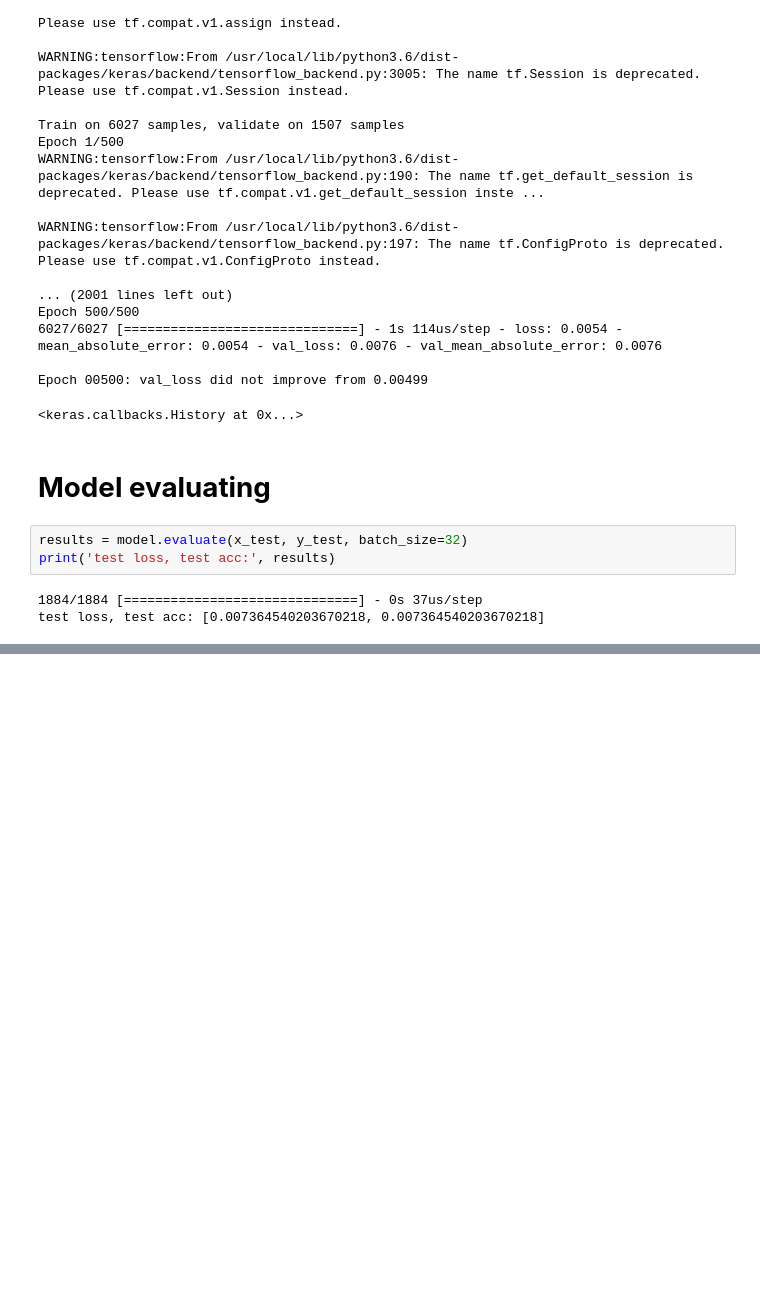
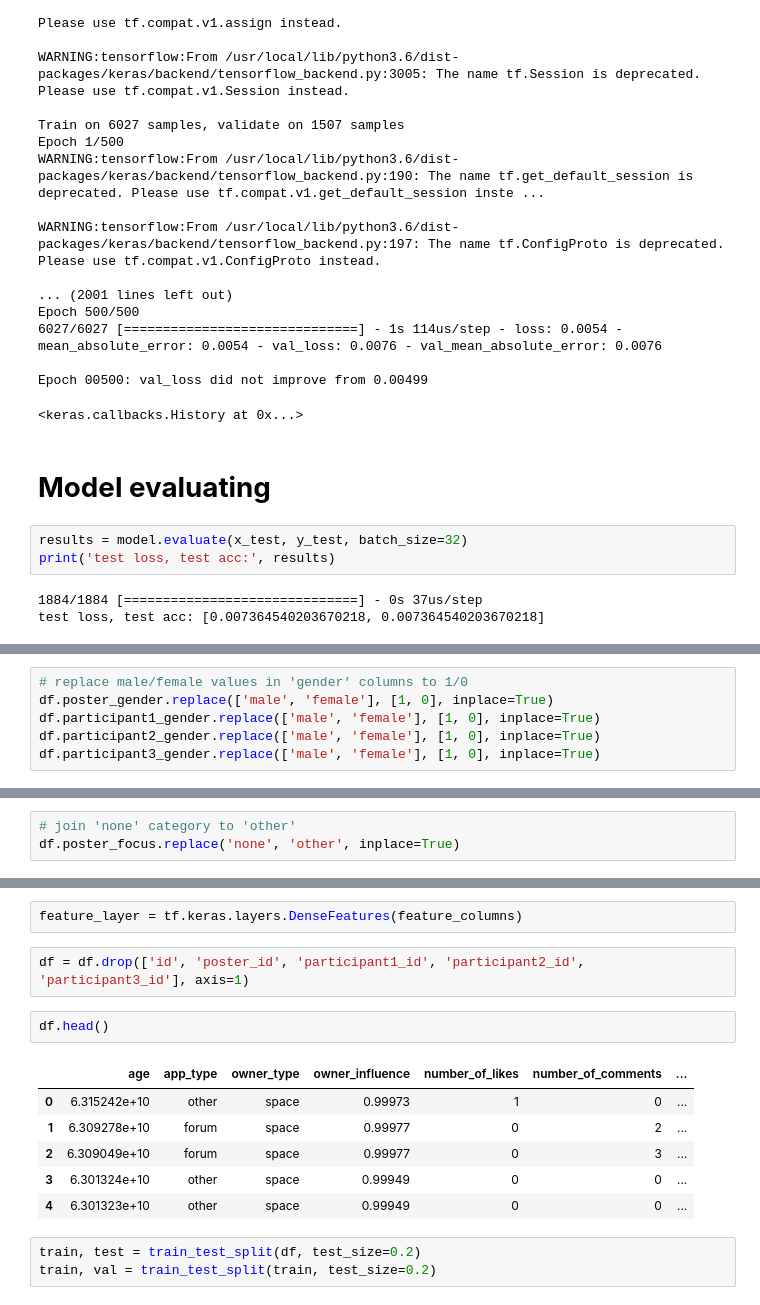
Before and after one commit to pnedonosko/eXo_recommendation_system, a Jupyter notebook: jupyter_notebooks/Model_eXo.ipynb, the cells around one changed output, grey strips where cells are left out. Cells and saved outputs as stored; diff of their text form; blank space fills up the shorter version.

```diff
--- a/jupyter_notebooks/Model_eXo.ipynb
+++ b/jupyter_notebooks/Model_eXo.ipynb
@@ -121,0 +128,6 @@ test loss, test acc: [0.007364540203670218, 0.007364540203670218]
+# %%
+# replace male/female values in 'gender' columns to 1/0
+df.poster_gender.replace(['male', 'female'], [1, 0], inplace=True)
+df.participant1_gender.replace(['male', 'female'], [1, 0], inplace=True)
+df.participant2_gender.replace(['male', 'female'], [1, 0], inplace=True)
+df.participant3_gender.replace(['male', 'female'], [1, 0], inplace=True)
@@ -121,0 +174,3 @@ test loss, test acc: [0.007364540203670218, 0.007364540203670218]
+# %%
+# join 'none' category to 'other'
+df.poster_focus.replace('none', 'other', inplace=True)
@@ -121,0 +211,16 @@ test loss, test acc: [0.007364540203670218, 0.007364540203670218]
+# %%
+feature_layer = tf.keras.layers.DenseFeatures(feature_columns)
+# %%
+df = df.drop(['id', 'poster_id', 'participant1_id', 'participant2_id', 'participant3_id'], axis=1)
+# %%
+df.head()
+# %% [output]
+|  | age | app_type | owner_type | owner_influence | number_of_likes | number_of_comments | ... |
+| 0 | 6.315242e+10 | other | space | 0.99973 | 1 | 0 | ... |
+| 1 | 6.309278e+10 | forum | space | 0.99977 | 0 | 2 | ... |
+| 2 | 6.309049e+10 | forum | space | 0.99977 | 0 | 3 | ... |
+| 3 | 6.301324e+10 | other | space | 0.99949 | 0 | 0 | ... |
+| 4 | 6.301323e+10 | other | space | 0.99949 | 0 | 0 | ... |
+# %%
+train, test = train_test_split(df, test_size=0.2)
+train, val = train_test_split(train, test_size=0.2)
```
Also changed, not shown: parts of 16 cells of this notebook.
